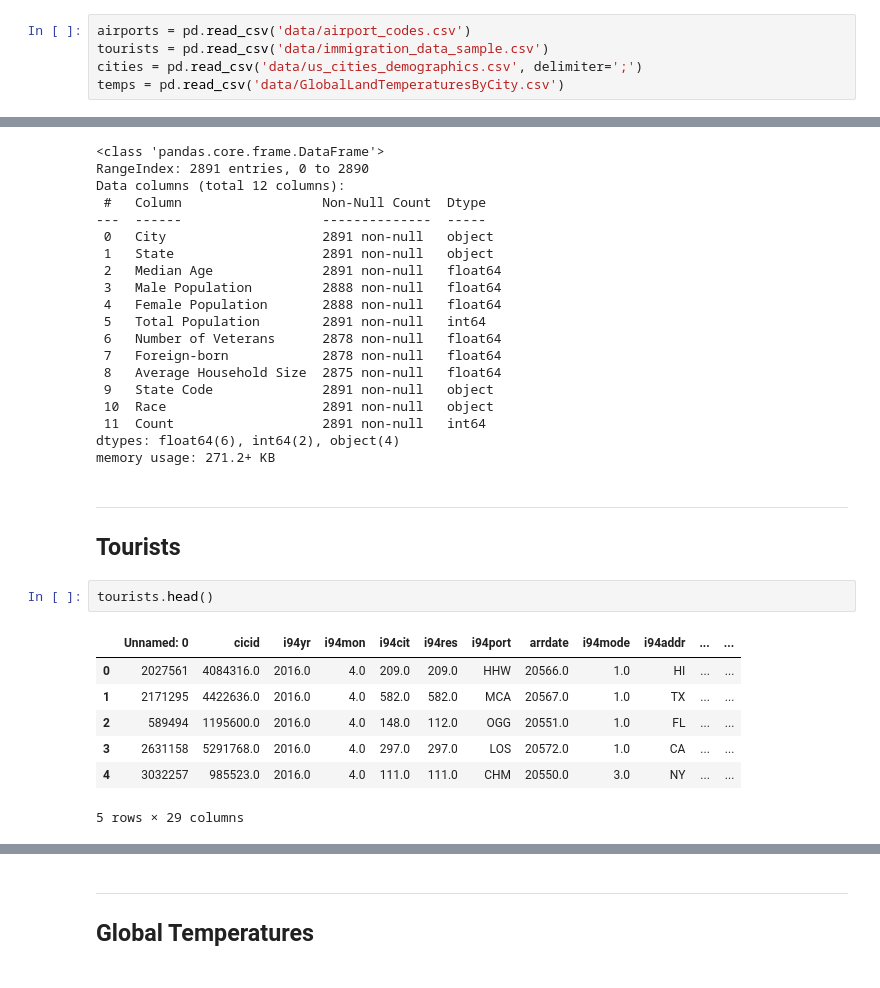
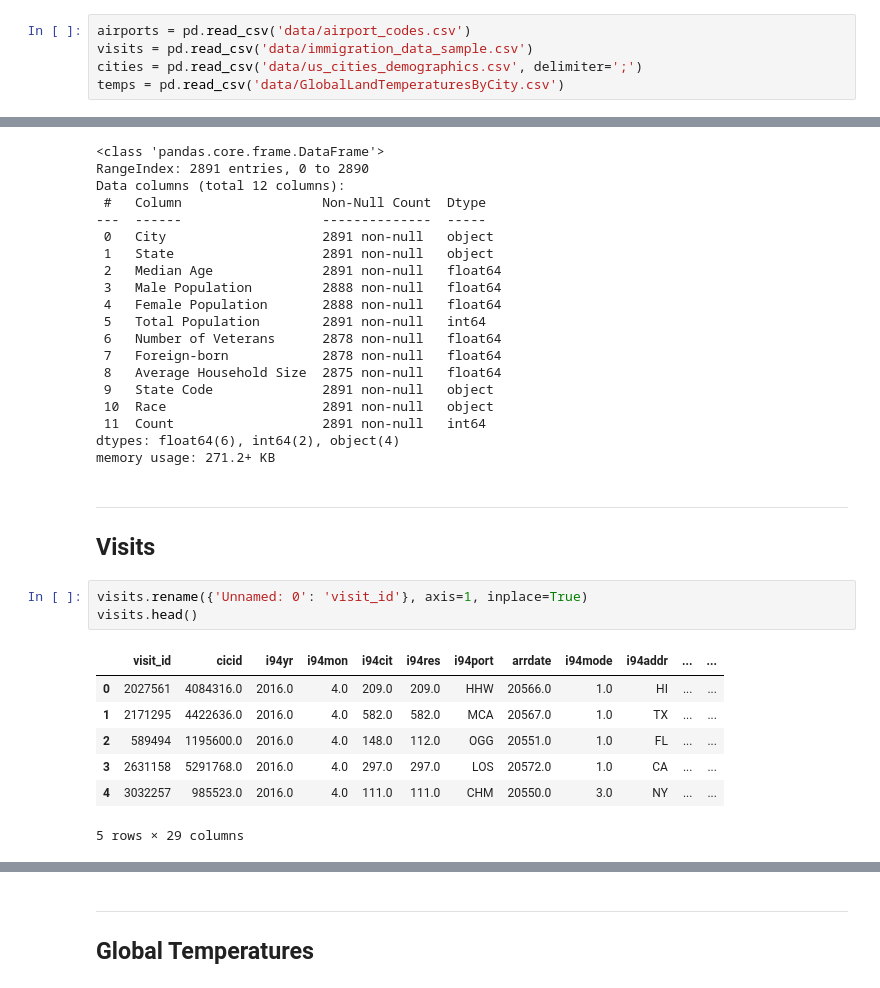
Before and after one commit to Morgan-Sell/usa-tourism-etl, a Jupyter notebook: eda_project_scope.ipynb, the cells around one changed output, grey strips where cells are left out. Drawn from its saved outputs; the diff is of its cells as text.

Commit message:
started data modeling

```diff
--- a/eda_project_scope.ipynb
+++ b/eda_project_scope.ipynb
@@ -11,7 +11,7 @@ import seaborn as sns
 import utils
 # %%
 airports = pd.read_csv('data/airport_codes.csv')
-tourists = pd.read_csv('data/immigration_data_sample.csv')
+visits = pd.read_csv('data/immigration_data_sample.csv')
 cities = pd.read_csv('data/us_cities_demographics.csv', delimiter=';')
 temps = pd.read_csv('data/GlobalLandTemperaturesByCity.csv')
 # %% [markdown]
@@ -90,15 +90,16 @@ dtypes: float64(6), int64(2), object(4)
 memory usage: 271.2+ KB
 # %% [markdown]
 ---
-## Tourists
+## Visits
-# %%
-tourists.head()
-# %% [output]
-|  | Unnamed: 0 | cicid | i94yr | i94mon | i94cit | i94res | i94port | arrdate | i94mode | i94addr | ... | ... |
-| 0 | 2027561 | 4084316.0 | 2016.0 | 4.0 | 209.0 | 209.0 | HHW | 20566.0 | 1.0 | HI | ... | ... |
-| 1 | 2171295 | 4422636.0 | 2016.0 | 4.0 | 582.0 | 582.0 | MCA | 20567.0 | 1.0 | TX | ... | ... |
-| 2 | 589494 | 1195600.0 | 2016.0 | 4.0 | 148.0 | 112.0 | OGG | 20551.0 | 1.0 | FL | ... | ... |
-| 3 | 2631158 | 5291768.0 | 2016.0 | 4.0 | 297.0 | 297.0 | LOS | 20572.0 | 1.0 | CA | ... | ... |
-| 4 | 3032257 | 985523.0 | 2016.0 | 4.0 | 111.0 | 111.0 | CHM | 20550.0 | 3.0 | NY | ... | ... |
-5 rows × 29 columns
+# %%
+visits.rename({'Unnamed: 0': 'visit_id'}, axis=1, inplace=True)
+visits.head()
+# %% [output]
+|  | visit_id | cicid | i94yr | i94mon | i94cit | i94res | i94port | arrdate | i94mode | i94addr | ... | ... |
+| 0 | 2027561 | 4084316.0 | 2016.0 | 4.0 | 209.0 | 209.0 | HHW | 20566.0 | 1.0 | HI | ... | ... |
+| 1 | 2171295 | 4422636.0 | 2016.0 | 4.0 | 582.0 | 582.0 | MCA | 20567.0 | 1.0 | TX | ... | ... |
+| 2 | 589494 | 1195600.0 | 2016.0 | 4.0 | 148.0 | 112.0 | OGG | 20551.0 | 1.0 | FL | ... | ... |
+| 3 | 2631158 | 5291768.0 | 2016.0 | 4.0 | 297.0 | 297.0 | LOS | 20572.0 | 1.0 | CA | ... | ... |
+| 4 | 3032257 | 985523.0 | 2016.0 | 4.0 | 111.0 | 111.0 | CHM | 20550.0 | 3.0 | NY | ... | ... |
+5 rows × 29 columns
 # %%
```
Also changed, not shown: parts of 7 cells of this notebook, 3 other files.
